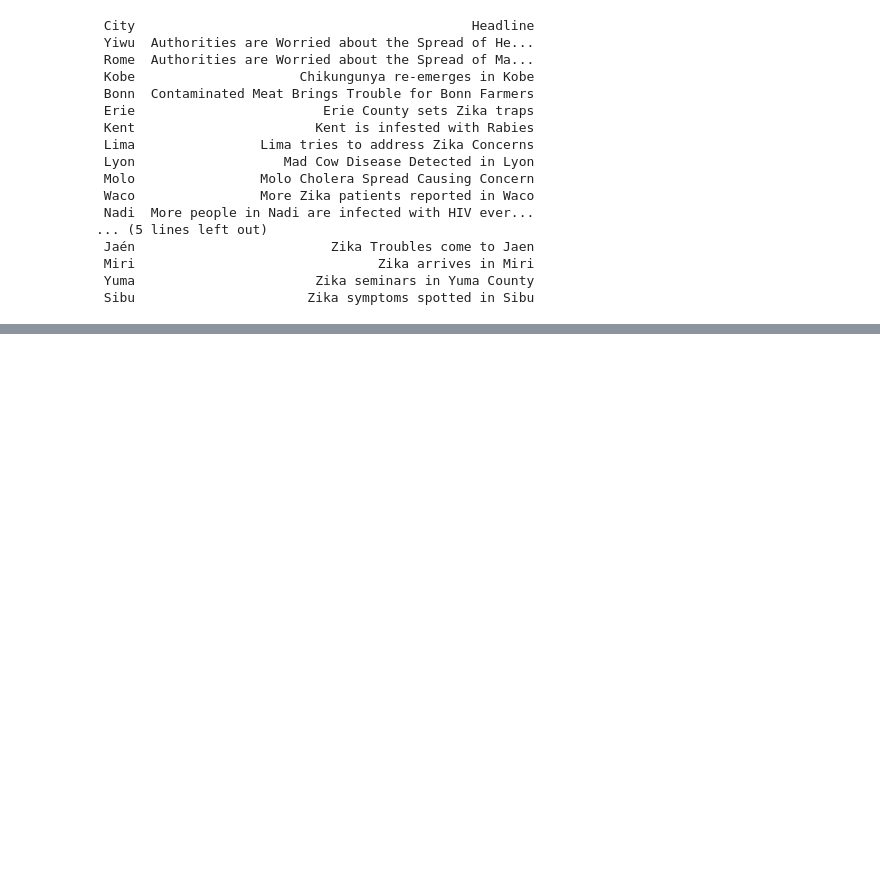
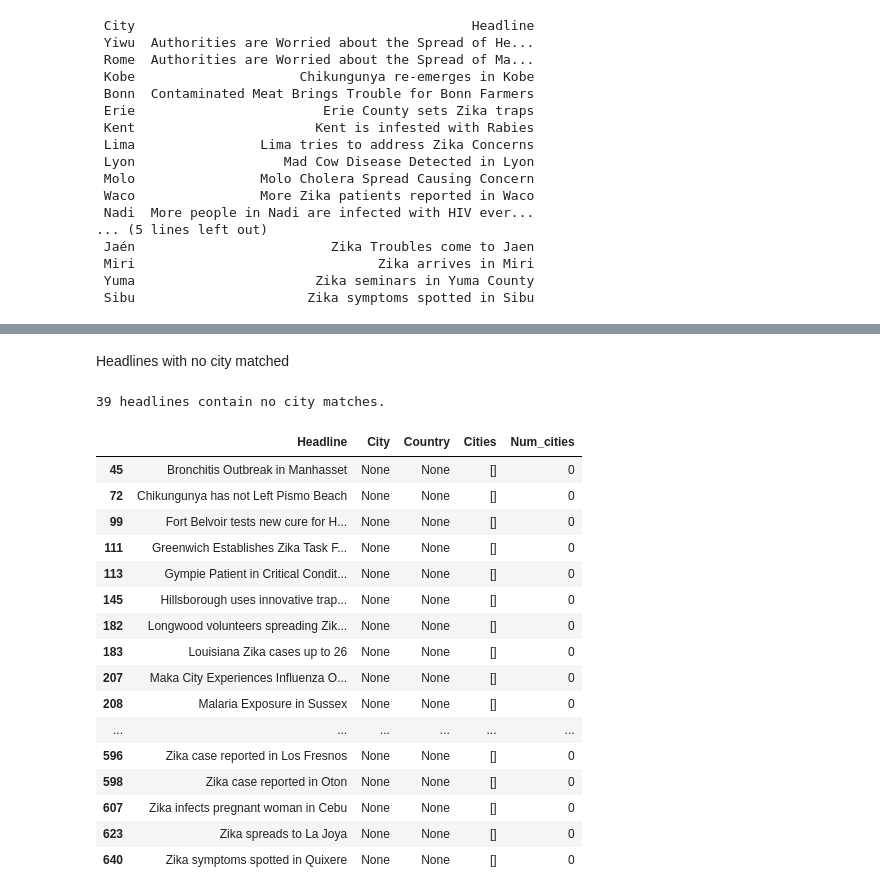
Before and after one commit to jeffrey-ko/mp-liveproject-01-disease-outbreaks-news, a Jupyter notebook: jupyter_nb/Milestone_1.ipynb, the cells around one changed output, grey strips where cells are left out. Drawn from its saved outputs; the diff is of its cells as text; code cells hidden in the pictures; blank space fills up the shorter version.

```diff
--- a/jupyter_nb/Milestone_1.ipynb
+++ b/jupyter_nb/Milestone_1.ipynb
@@ -464,0 +378,26 @@ df_countries
+# %% [markdown]
+Headlines with no city matched
+# %%
+df_unmatched = df_headline_city_country[df_headline_city_country.City.isnull()]
+num_unmatched = len(df_unmatched)
+print(f"{num_unmatched} headlines contain no city matches.")
+df_unmatched
+# %% [output]
+39 headlines contain no city matches.
+|  | Headline | City | Country | Cities | Num_cities |
+| 45 | Bronchitis Outbreak in Manhasset | None | None | [] | 0 |
+| 72 | Chikungunya has not Left Pismo Beach | None | None | [] | 0 |
+| 99 | Fort Belvoir tests new cure for H... | None | None | [] | 0 |
+| 111 | Greenwich Establishes Zika Task F... | None | None | [] | 0 |
+| 113 | Gympie Patient in Critical Condit... | None | None | [] | 0 |
+| 145 | Hillsborough uses innovative trap... | None | None | [] | 0 |
+| 182 | Longwood volunteers spreading Zik... | None | None | [] | 0 |
+| 183 | Louisiana Zika cases up to 26 | None | None | [] | 0 |
+| 207 | Maka City Experiences Influenza O... | None | None | [] | 0 |
+| 208 | Malaria Exposure in Sussex | None | None | [] | 0 |
+| ... | ... | ... | ... | ... | ... |
+| 596 | Zika case reported in Los Fresnos | None | None | [] | 0 |
+| 598 | Zika case reported in Oton | None | None | [] | 0 |
+| 607 | Zika infects pregnant woman in Cebu | None | None | [] | 0 |
+| 623 | Zika spreads to La Joya | None | None | [] | 0 |
+| 640 | Zika symptoms spotted in Quixere | None | None | [] | 0 |
```
Also changed, not shown: parts of 74 cells of this notebook.
